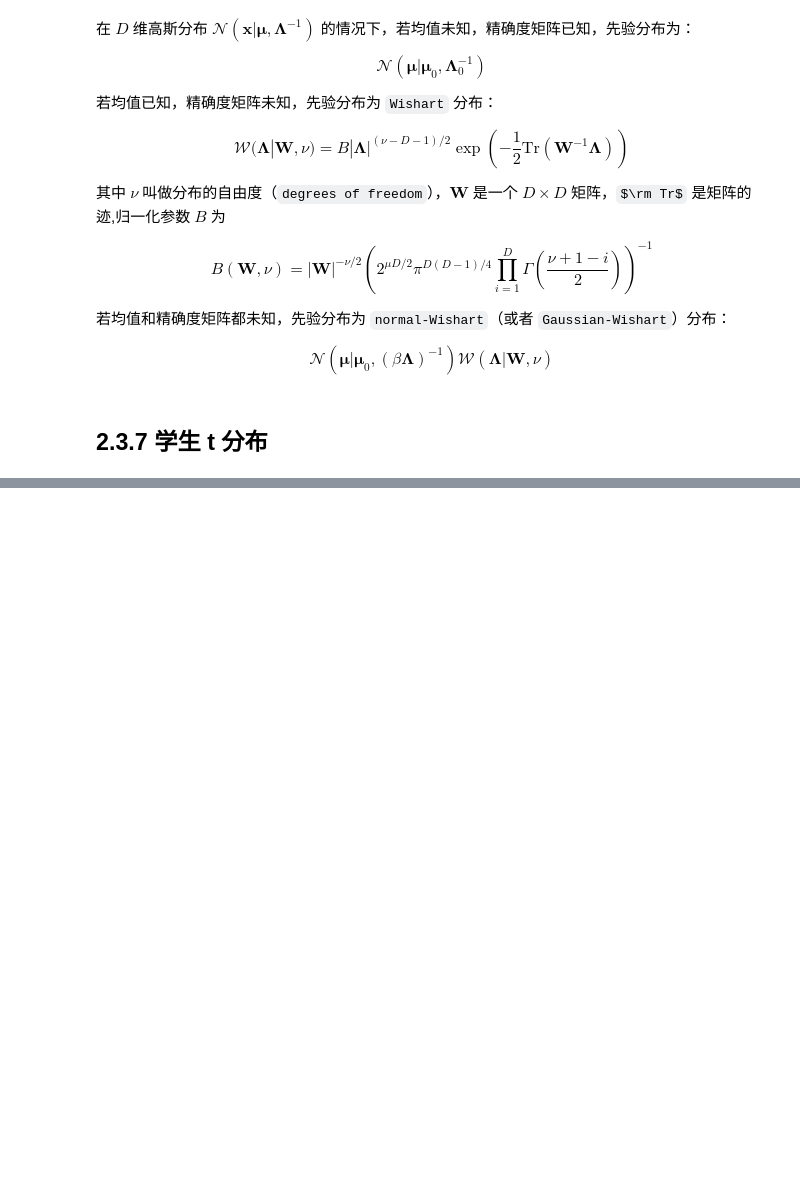
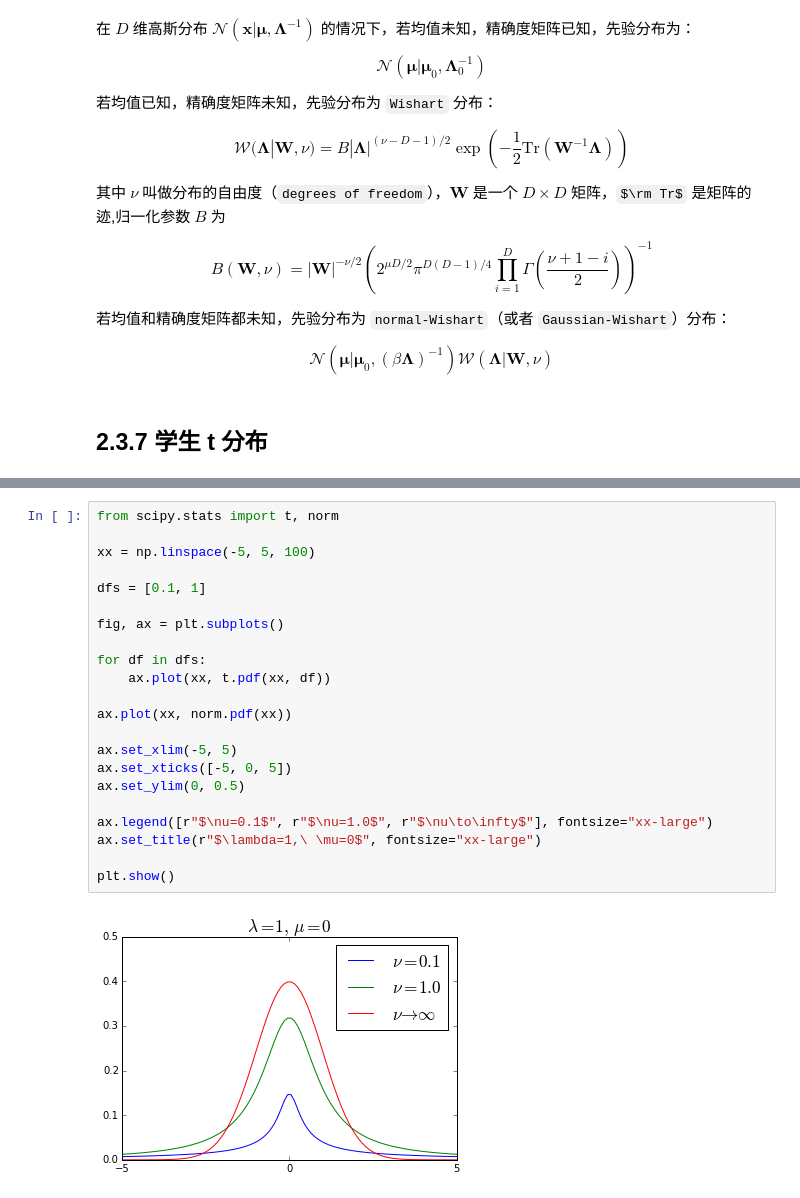
Before and after one commit to wanghaisheng/notes-machine-learning, a Jupyter notebook: Pattern-Recognition-and-Machine-Learning/Chap-02-Probability-Distributions/02-03-The-Gaussian-Distribution.ipynb, the cells around one changed output, grey strips where cells are left out. Saved outputs shown, nothing was run; the diff lists cells and outputs as text; some formulas as TeX source; blank space fills up the shorter version.

```diff
--- a/Pattern-Recognition-and-Machine-Learning/Chap-02-Probability-Distributions/02-03-The-Gaussian-Distribution.ipynb
+++ b/Pattern-Recognition-and-Machine-Learning/Chap-02-Probability-Distributions/02-03-The-Gaussian-Distribution.ipynb
@@ -1160,0 +1192,24 @@ $$
+# %%
+from scipy.stats import t, norm
+
+xx = np.linspace(-5, 5, 100)
+
+dfs = [0.1, 1]
+
+fig, ax = plt.subplots()
+
+for df in dfs:
+    ax.plot(xx, t.pdf(xx, df))
+
+ax.plot(xx, norm.pdf(xx))
+
+ax.set_xlim(-5, 5)
+ax.set_xticks([-5, 0, 5])
+ax.set_ylim(0, 0.5)
+
+ax.legend([r"$\nu=0.1$", r"$\nu=1.0$", r"$\nu\to\infty$"], fontsize="xx-large")
+ax.set_title(r"$\lambda=1,\ \mu=0$", fontsize="xx-large")
+
+plt.show()
+# %% [output]
+[figure, added]
```
Also changed, not shown: parts of 8 cells of this notebook, 2 other files.
